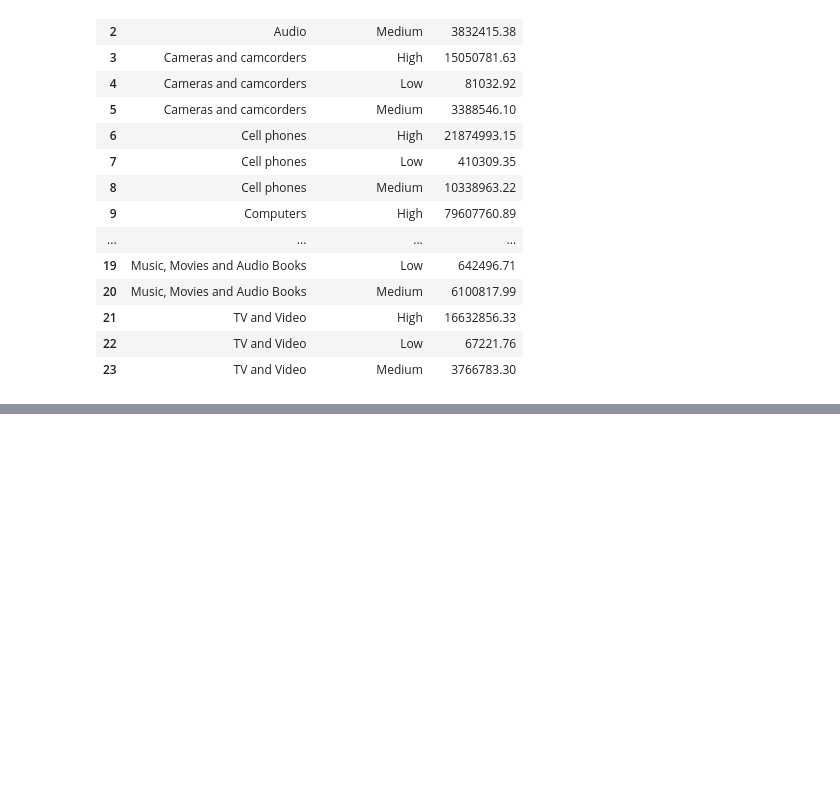
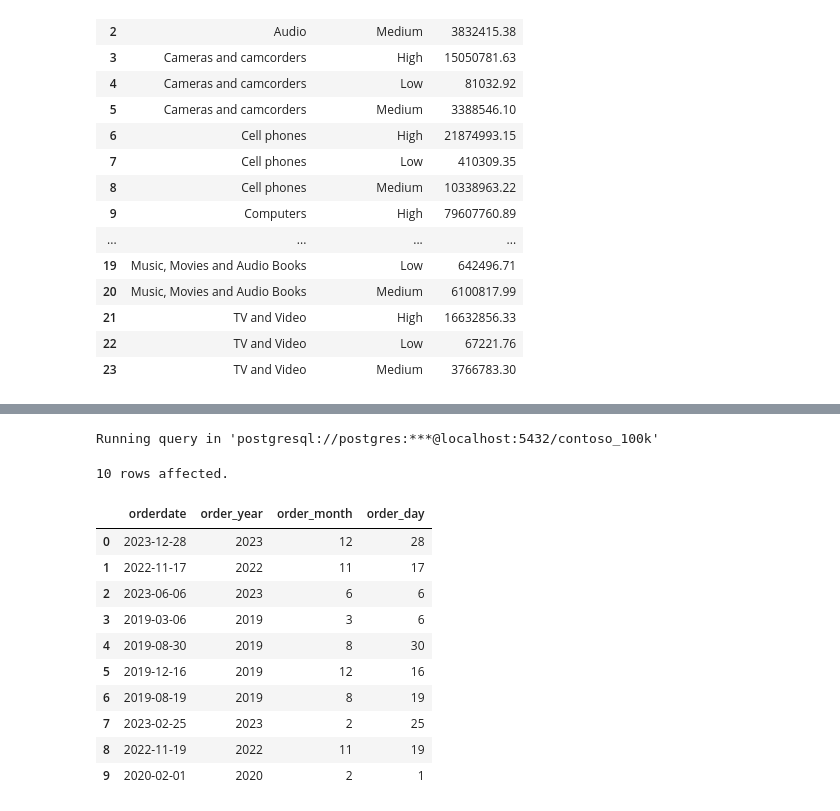
Before and after one commit to guyewen/PostgreSQL_Project, a Jupyter notebook: Google_Colab/Examples_with_Google_Colab.ipynb, the cells around one changed output, grey strips where cells are left out. Cells and saved outputs as stored; diff of their text form; code cells hidden in the pictures; blank space fills up the shorter version.

```diff
--- a/Google_Colab/Examples_with_Google_Colab.ipynb
+++ b/Google_Colab/Examples_with_Google_Colab.ipynb
@@ -322,0 +377,27 @@ Running query in 'postgresql://postgres:***@localhost:5432/contoso_100k'
+# %%
+%%sql
+
+-- EXTRACT
+SELECT
+  orderdate,
+  EXTRACT(YEAR FROM orderdate) AS order_year,
+  EXTRACT(MONTH FROM orderdate) AS order_month,
+  EXTRACT(DAY FROM orderdate) AS order_day
+FROM
+  sales
+ORDER BY RANDOM()
+LIMIT 10
+# %% [output]
+Running query in 'postgresql://postgres:***@localhost:5432/contoso_100k'
+10 rows affected.
+|  | orderdate | order_year | order_month | order_day |
+| 0 | 2023-12-28 | 2023 | 12 | 28 |
+| 1 | 2022-11-17 | 2022 | 11 | 17 |
+| 2 | 2023-06-06 | 2023 | 6 | 6 |
+| 3 | 2019-03-06 | 2019 | 3 | 6 |
+| 4 | 2019-08-30 | 2019 | 8 | 30 |
+| 5 | 2019-12-16 | 2019 | 12 | 16 |
+| 6 | 2019-08-19 | 2019 | 8 | 19 |
+| 7 | 2023-02-25 | 2023 | 2 | 25 |
+| 8 | 2022-11-19 | 2022 | 11 | 19 |
+| 9 | 2020-02-01 | 2020 | 2 | 1 |
```
Also changed, not shown: parts of 7 cells of this notebook.
